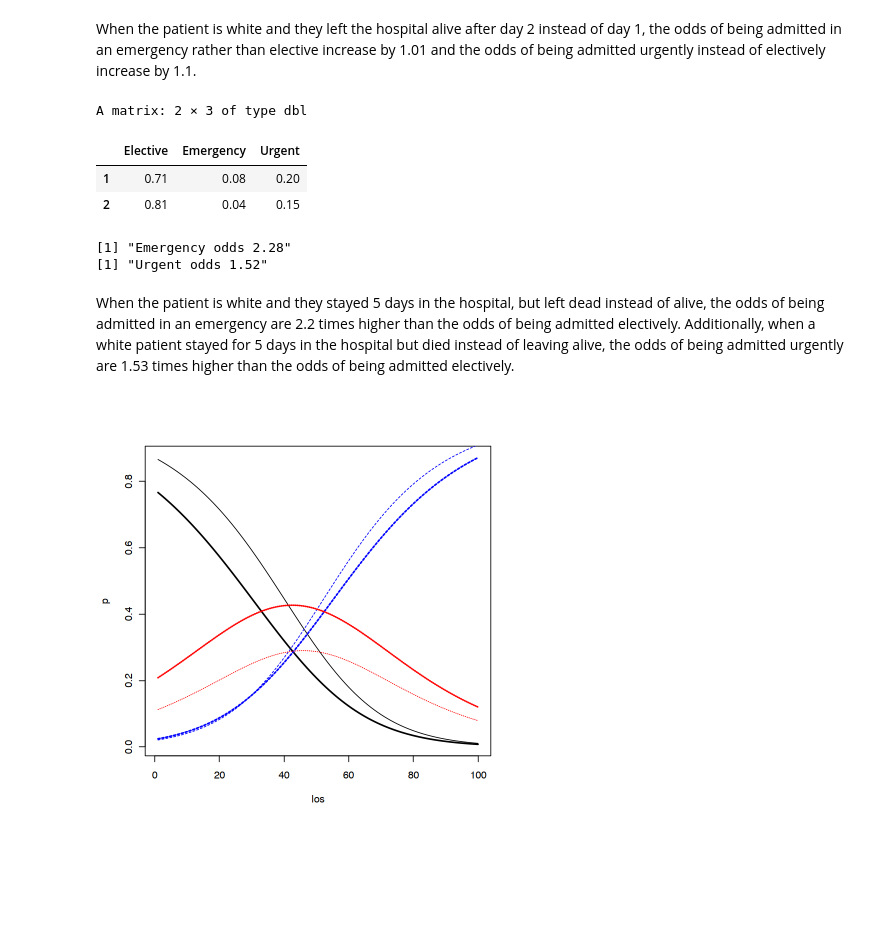
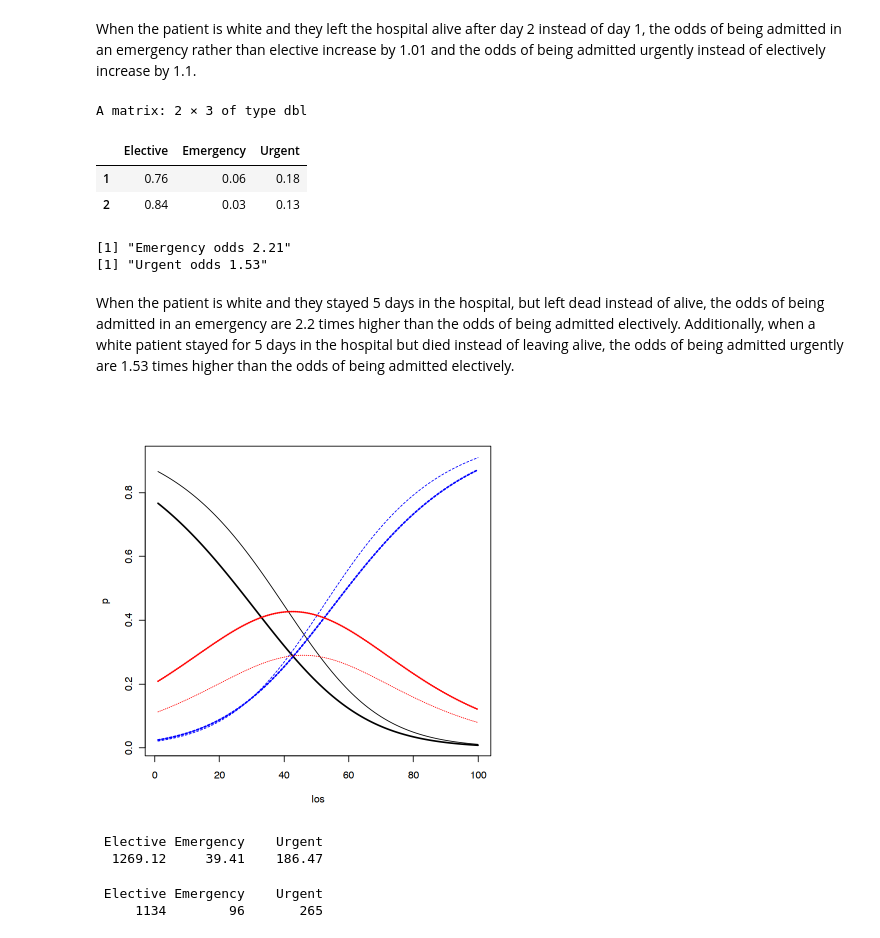
Before and after one commit to erikseulean/glm, a Jupyter notebook: glm_practical4.ipynb, the cells around one changed output. Cells and saved outputs as stored; diff of their text form; code cells hidden in the pictures; blank space fills up the shorter version.

Commit message:
Add model assumption check for practical
Signed-off-by: Erik-Cristian Seulean <erikseulean@gmail.com>

```diff
--- a/glm_practical4.ipynb
+++ b/glm_practical4.ipynb
@@ -110,7 +131,7 @@ Emergency 1.039980 1.018850 1.007044
 Urgent    1.063088 1.008567 1.008994
 # %%
 # Fit model with given parameters
-model<-multinom(admission ~ as.factor(died) + as.factor(white) + los + as.factor(age),dat=dat)
+model<-multinom(admission ~ as.factor(died) + as.factor(white) + los + as.factor(age) + los * as.factor(white) + los*as.factor(age) + as.factor(age) * as.factor(white),dat=dat)
 summary(model)
 print(Anova(model)) # anova shows that age is not significant at 5% level,
 #no difference between the full model and the restricted model. p-value 0.7
@@ -288,7 +318,7 @@ A matrix: 2 × 3 of type dbl
 When the patient is white and they left the hospital alive after day 2 instead of day 1, the odds of being admitted in an emergency rather than elective increase by 1.01 and the odds of being admitted urgently instead of electively increase by 1.1.
 # %%
 d = round(predict(model,newdata=data.frame(
-    los=c(5b,5),
+    los=c(5,5),
     white=as.factor(1),
     died=c(as.factor(1), as.factor(0))),type="probs"), 2)
 d
@@ -297,22 +327,30 @@ print(paste("Urgent odds", round(exp(log(d[1,3]/d[1,1]) - log(d[2,3]/d[2,1])), 2
 # %% [output]
 A matrix: 2 × 3 of type dbl
 |  | Elective | Emergency | Urgent |
-| 1 | 0.71 | 0.08 | 0.20 |
-| 2 | 0.81 | 0.04 | 0.15 |
+| 1 | 0.76 | 0.06 | 0.18 |
+| 2 | 0.84 | 0.03 | 0.13 |
-[1] "Emergency odds 2.28"
-[1] "Urgent odds 1.52"
+[1] "Emergency odds 2.21"
+[1] "Urgent odds 1.53"
 # %% [markdown]
 When the patient is white and they stayed 5 days in the hospital, but left dead instead of alive, the odds of being admitted in an emergency are 2.2 times higher than the odds of being admitted electively. Additionally, when a white patient stayed for 5 days in the hospital but died instead of leaving alive, the odds of being admitted urgently are 1.53 times higher than the odds of being admitted electively.
 # %%
 los<-1:100
 pred_white<-predict(model,newdata=data.frame(white=as.factor(1), died=as.factor(0),los=los),type="probs")
 pred_black<-predict(model,newdata=data.frame(white=as.factor(0), died=as.factor(0),los=los),type="probs")
 
-plot(los,pred_white[,1],type="l",lty=1,ylim=range(pred),ylab="p") # elective decrease by length of stay
+plot(los,pred_white[,1],type="l",lty=1,ylim=range(pred_white),ylab="p") # elective decrease by length of stay
 lines(los,pred_black[,1],lty=1, lwd=2) # emergency
 lines(los,pred_white[,2],lty=2, col="blue") # emergency
 lines(los,pred_black[,2],lty=2, col="blue", lwd="2") # emergency black
 lines(los,pred_white[,3],lty=3, col="red") # urgent
 lines(los,pred_black[,3],lty=3, col="red", lwd="2")
 # %% [output]
-[figure, old version]
+[figure, new version]
+# %%
+round(predict(model, type="probs")[1,]*nrow(dat), 2)
+table(dat$admission)
+# %% [output]
+ Elective Emergency    Urgent
+  1269.12     39.41    186.47
+ Elective Emergency    Urgent
+     1134        96       265
```
Also changed, not shown: parts of 15 cells of this notebook.
